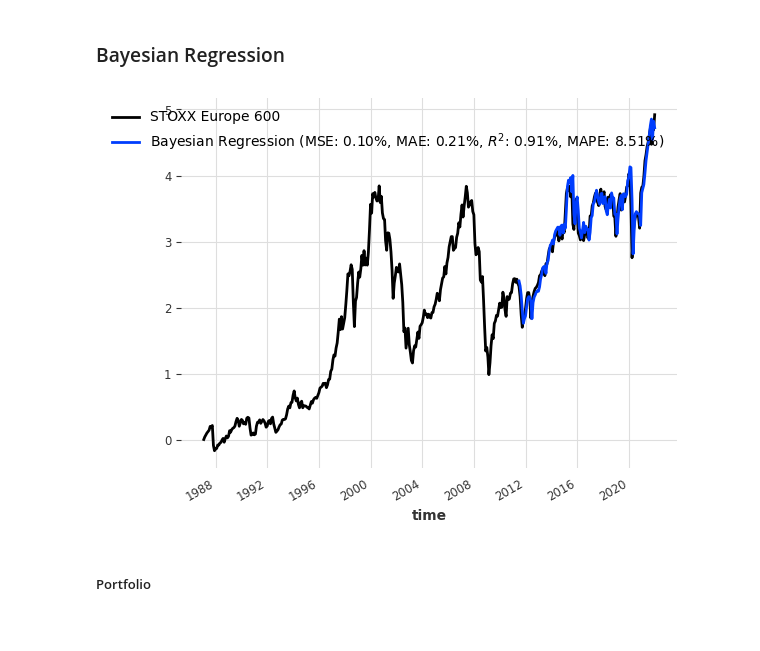
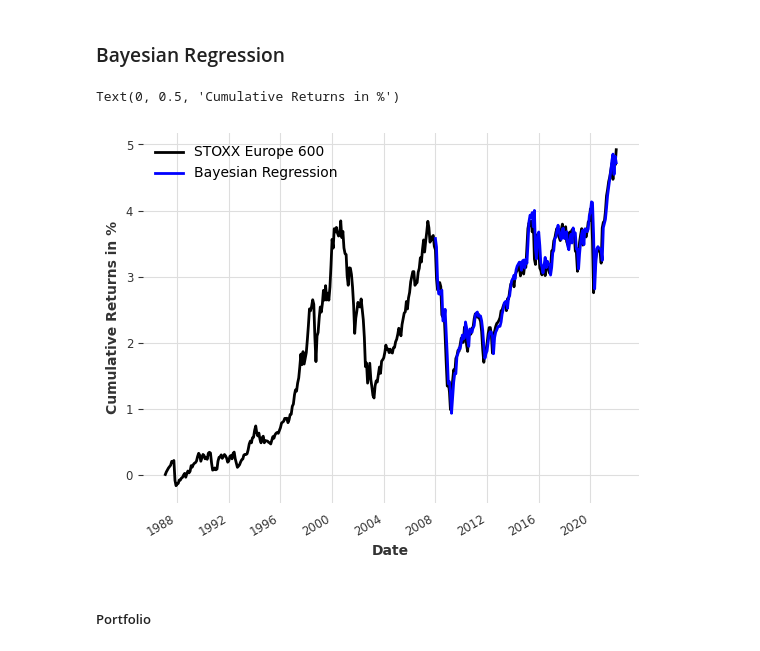
Before and after one commit to Ankru98/masterthesis, a Jupyter notebook: 2_shrinkage_methods.ipynb, the cells around one changed output. Saved outputs shown, nothing was run; the diff lists cells and outputs as text; code cells hidden in the pictures.

```diff
--- a/2_shrinkage_methods.ipynb
+++ b/2_shrinkage_methods.ipynb
@@ -330,13 +339,16 @@ bayesian_model_1 = RegressionModel(lags=1, model=sklearn.linear_model.BayesianRi
 bayesian_model_1.fit(train)
 bayesian_forecast_1 = bayesian_model_1.predict(len(test))
 # %%
-hf1_bayesian = bayesian_model_1.historical_forecasts(series=cum_returns, start=0.7, forecast_horizon=1, verbose=True)
+hf1_bayesian = bayesian_model_1.historical_forecasts(series=cum_returns, start=0.6, forecast_horizon=1, verbose=True)
 # %%
 # compute historical forecasts that would have been obtained by this model
-cum_returns['STOXX Europe 600'].plot(label='STOXX Europe 600')
-hf1_bayesian['STOXX Europe 600'].plot(label='Bayesian Regression (MSE: {:.2f}%, MAE: {:.2f}%, $R^2$: {:.2f}%, MAPE: {:.2f}%)'.format(mse(hf1_bayesian, cum_returns), mae(hf1_bayesian, cum_returns), r2_score(hf1_bayesian, cum_returns), mape(hf1_bayesian, cum_returns)))
+cum_returns['STOXX Europe 600'].plot(color = 'black', label='STOXX Europe 600')
+hf1_bayesian['STOXX Europe 600'].plot(color = 'blue', label='Bayesian Regression')
+plt.xlabel('Date')
+plt.ylabel('Cumulative Returns in %')
 # %% [output]
+Text(0, 0.5, 'Cumulative Returns in %')
-[figure, old version]
+[figure, new version]
 # %% [markdown]
 ##### Portfolio
 # %%
```
Also changed, not shown: parts of 6 cells of this notebook, 19 other files.
